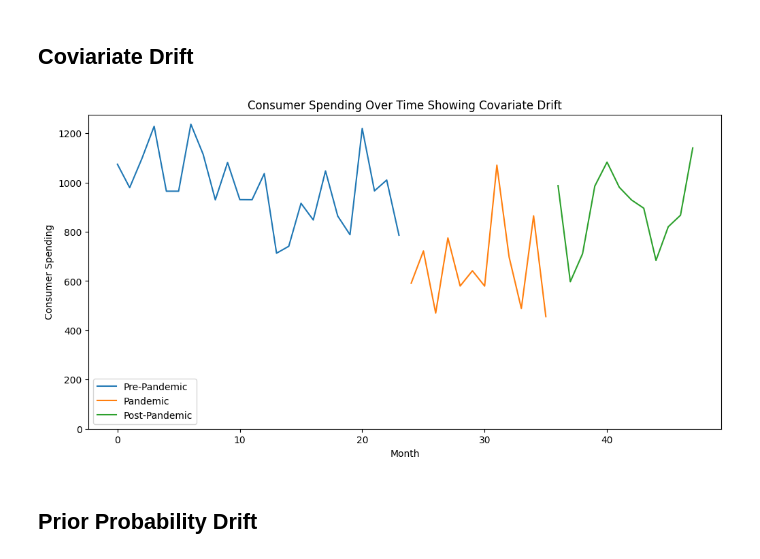
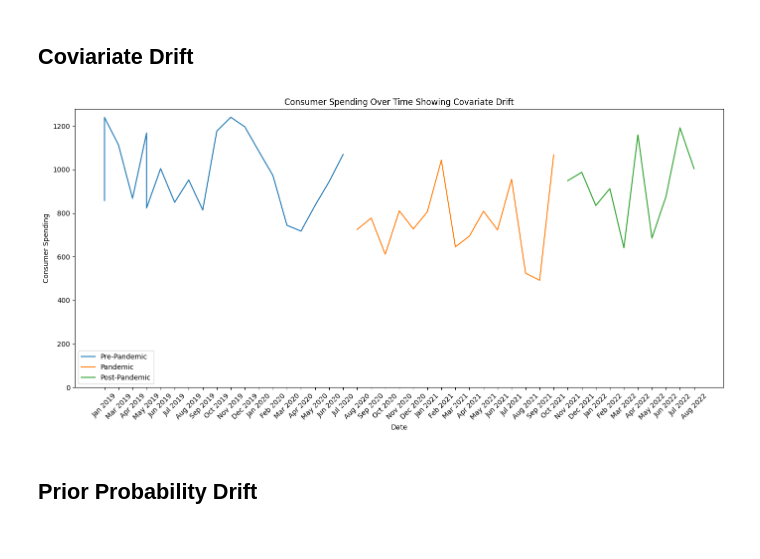
Before and after one commit to SaraKmair/Data_Drift, a Jupyter notebook: Data_Drift.ipynb, the cells around one changed output. Drawn from its saved outputs; the diff is of its cells as text; code cells hidden in the pictures.

```diff
--- a/Data_Drift.ipynb
+++ b/Data_Drift.ipynb
@@ -41,17 +12,67 @@ df.loc[df['Month'] >= pre_pandemic_months + pandemic_months, 'Period'] = 'Post-P
-# %%
-# Plotting
-plt.figure(figsize=(12, 6))
-for period in ['Pre-Pandemic', 'Pandemic', 'Post-Pandemic']:
-    subset = df[df['Period'] == period]
-    plt.plot(subset['Month'], subset['Consumer Spending'], label=period)
-plt.xlabel('Month')
-plt.ylabel('Consumer Spending')
-plt.title('Consumer Spending Over Time Showing Covariate Drift')
-plt.ylim(bottom=0)  # Set the bottom y-axis limit to 0
-plt.legend()
-plt.show()
-# %% [output]
-[figure, removed]
+# %%
+
+
+# Assuming the provided code snippet is correct and these values are defined somewhere in the code
+pre_pandemic_months = 20  # Example value
+pandemic_months = 15       # Example value
+post_pandemic_months = 10  # Example value
+
+# Generate data
+# Pre-pandemic spending behavior
+pre_pandemic_spending = np.random.normal(1000, 150, pre_pandemic_months)
+
+# Pandemic spending behavior - assume a decrease in spending
+pandemic_spending = np.random.normal(700, 200, pandemic_months)
+
+# Post-pandemic spending behavior - could be a new normal
+post_pandemic_spending = np.random.normal(950, 180, post_pandemic_months)
+
+# Combine all data
+total_spending = np.concatenate([pre_pandemic_spending, pandemic_spending, post_pandemic_spending])
+time_period = np.arange(len(total_spending))
+
+# Create DataFrame
+df = pd.DataFrame({
+    'Month': time_period,
+    'Consumer Spending': total_spending
+})
+
+# Add a column to indicate the period
+df['Period'] = 'Pre-Pandemic'
+df.loc[df['Month'] >= pre_pandemic_months, 'Period'] = 'Pandemic'
+df.loc[df['Month'] >= pre_pandemic_months + pandemic_months, 'Period'] = 'Post-Pandemic'
+
+# Define a start date for the pre-pandemic period
+start_date = datetime(2019, 1, 1)
+
+# Create a date range for the x-axis labels
+date_range = [start_date + timedelta(days=30*x) for x in df['Month']]
+
+# Convert date_range to "Month Year" format
+df['Date'] = [date.strftime('%b %Y') for date in date_range]
+
+# Plotting
+plt.figure(figsize=(14, 7))
+for period in ['Pre-Pandemic', 'Pandemic', 'Post-Pandemic']:
+    subset = df[df['Period'] == period]
+    plt.plot(subset['Date'], subset['Consumer Spending'], label=period)
+
+# Rotate x-axis labels for better readability
+plt.xticks(rotation=45)
+
+# # Labelling the first and last points of the lines
+# plt.text(df['Date'][0], df['Consumer Spending'][0], df['Date'][0], ha='center', va='bottom')
+# plt.text(df['Date'].iloc[-1], df['Consumer Spending'].iloc[-1], df['Date'].iloc[-1], ha='center', va='bottom')
+
+plt.xlabel('Date')
+plt.ylabel('Consumer Spending')
+plt.title('Consumer Spending Over Time Showing Covariate Drift')
+plt.ylim(bottom=0)  # Set the bottom y-axis limit to 0
+plt.legend()
+plt.tight_layout()  # Adjust layout to prevent clipping of tick-labels
+plt.show()
+# %% [output]
+[figure, added]
 # %% [markdown]
 ## Prior Probability Drift
 # %%
```
Also changed, not shown: parts of 6 cells of this notebook.
